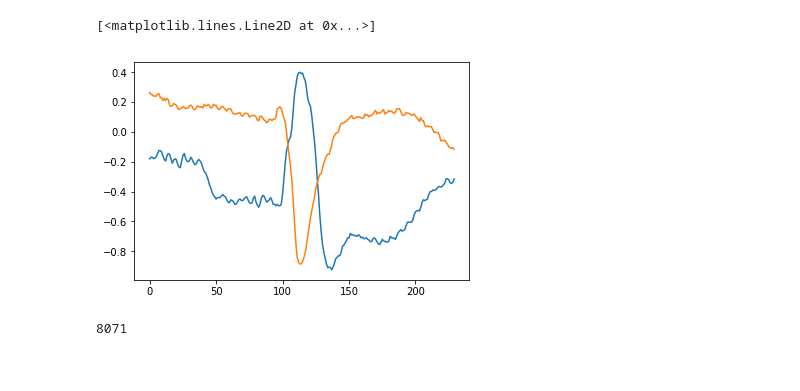
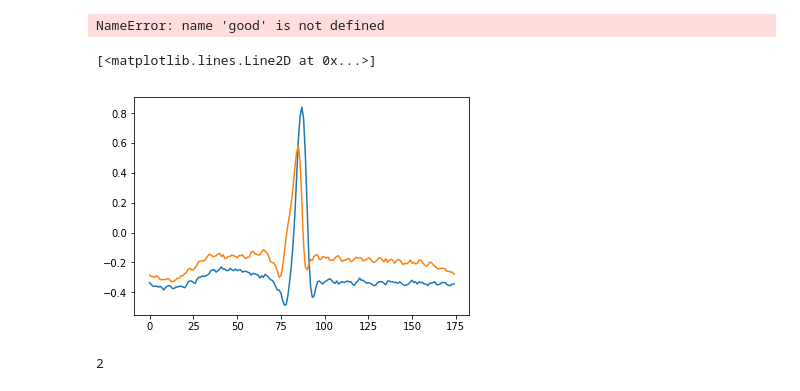
Before and after one commit to AlexandrePerdereau/pfeECG, a Jupyter notebook: PFE.ipynb, the cells around one changed output. Cells and saved outputs as stored; diff of their text form; code cells hidden in the pictures.

Commit message:
modifs pour centrage, normalisation et pour preparation CNN

```diff
--- a/PFE.ipynb
+++ b/PFE.ipynb
@@ -65,9 +66,33 @@ def segmentation(typeBeat):
                 y = beats[j+1]
                 diff1 = abs(x - beats[j])//2
                 diff2 = abs(y - beats[j])//2
-                liste1.append(signals[beats[j] - diff1: beats[j] + diff2, 0])
-                liste2.append(signals[beats[j] - diff1: beats[j] + diff2, 1])
+                signal0 = signals[beats[j] - diff1: beats[j] + diff2, 0]
+                signal1 = signals[beats[j] - diff1: beats[j] + diff2, 1]
 
-    liste1 = liste1[1:]
-    liste2 = liste2[1:]
+                #indMax = signal0.index(np.max(np.abs(signal0)))
+                indMax = np.where(np.abs(signal0) == np.max(np.abs(signal0)))
+                indMid = int(len(signal0)//2)
+                shift = indMax[0] - indMid
+
+                signal0 = np.roll(signal0, -shift)
+                signal1 = np.roll(signal1, -shift)
+
+
+                if (len(signal0) < 501):
+                    signal0Pad = padding(signal0,500)
+                    signal1Pad= padding(signal1,500)
+                else:
+                    signal0Pad = signal0
+                    signal1Pad = signal1
+                #print(shift)
+                #if shift > 0:
+                 #   signal0 = np.roll(signal0, -shift)
+                #elif shift < 0:
+                 #   signal0 = np.roll(signal0, -shift)
+
+                liste1.append(signal0Pad)
+                liste2.append(signal1Pad)
+
+    #liste1 = liste1[1:]
+    #liste2 = liste2[1:]
     return liste1,liste2
@@ -80,14 +111,16 @@ PVC = segmentation(ventricularContraction)
 VEB = segmentation(ventricularEscape)
 PAB = segmentation(paced)
 VFW = segmentation(ventricularFlutterWave)
+# %% [output]
+NameError: name 'good' is not defined
 # %%
 
-plt.plot(LBB[0][0])
-plt.plot(LBB[1][0])
+plt.plot(NORMAL[0][0])
+plt.plot(NORMAL[1][0])
 # %% [output]
 [<matplotlib.lines.Line2D at 0x...>]
-[figure, old version]
+[figure, new version]
 # %%
 len(LBB)
 # %% [output]
-8071
+2
```
Also changed, not shown: parts of 24 cells of this notebook, 2 other files.
